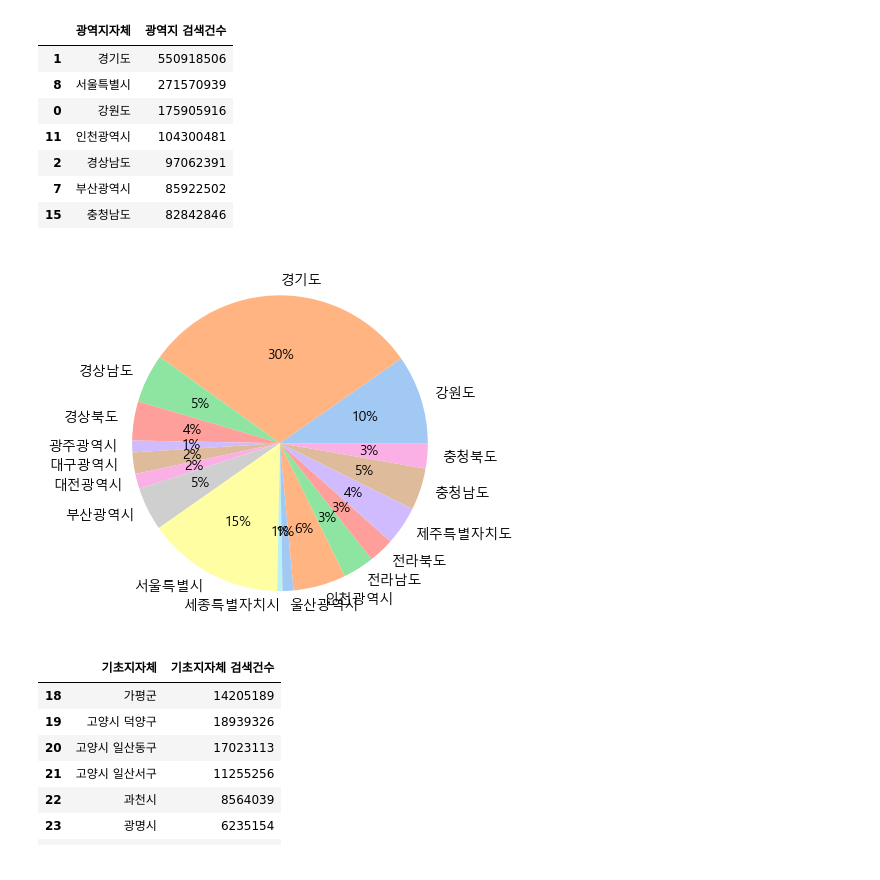
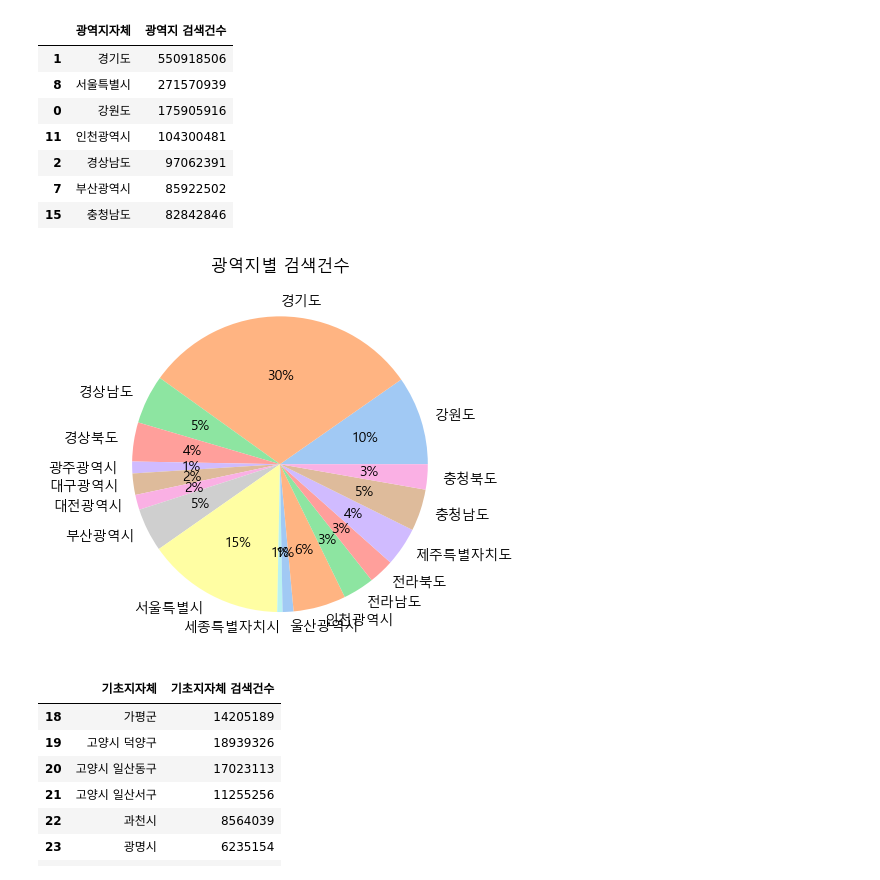
Before and after one commit to sdkim96/Login_project, a Jupyter notebook: Data_analysis_visualization/search_analysis.ipynb, the cells around one changed output. Drawn from its saved outputs; the diff is of its cells as text; code cells hidden in the pictures.

```diff
--- a/Data_analysis_visualization/search_analysis.ipynb
+++ b/Data_analysis_visualization/search_analysis.ipynb
@@ -629,20 +634,21 @@ df4_do.sort_values(by = '광역지 검색건수', ascending=False).head(7)
 # %%
 #define data
 data = 광역지_검색수
 labels = 광역지
 
 #https://lifewithdata.com/2022/03/07/how-to-create-a-pie-chart-in-matplotlib/
 # explode = [0, 0, 0.7, 0, 0.9, 0.8, 0.7, 0.5, 0, 0, 0, 0, 0, 0, 0, 0, 0]
 
 
 #define Seaborn color palette to use
 colors = sns.color_palette('pastel')[0:]
 
 #create pie chart
 plt.pie(data, labels = labels, colors = colors, autopct='%.0f%%') #explode=explode
+plt.title("광역지별 검색건수")
 plt.show()
 # %% [output]
-[figure, old version]
+[figure, new version]
 # %%
 # df4.groupby('광역지자체').sum()
 # %%
```
Also changed, not shown: parts of 7 cells of this notebook, 2 other files.
